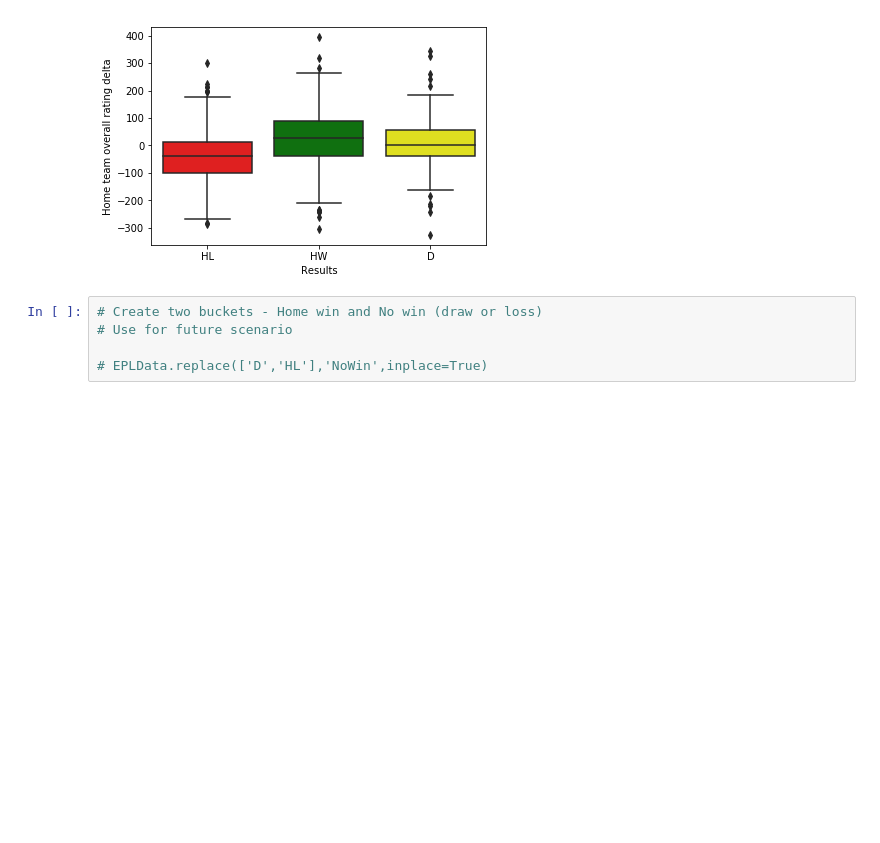
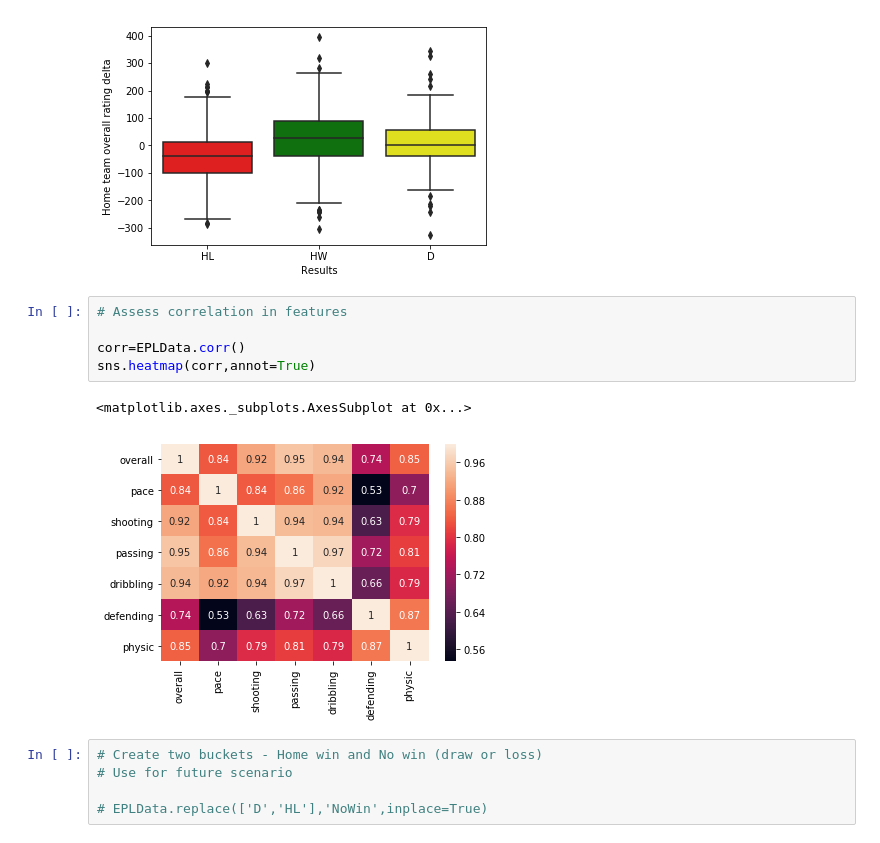
Before and after one commit to okaakshay/Predict-EPL-Soccer-Results-Using-Machine-Learning, a Jupyter notebook: Football Machine Learning .ipynb, the cells around one changed output. Drawn from its saved outputs; the diff is of its cells as text; blank space fills up the shorter version.

```diff
--- a/Football Machine Learning .ipynb
+++ b/Football Machine Learning .ipynb
@@ -52,6 +52,14 @@ plt.ylabel("Home team overall rating delta")
 plt.show()
 # %% [output]
 [figure]
+# %%
+# Assess correlation in features
+
+corr=EPLData.corr()
+sns.heatmap(corr,annot=True)
+# %% [output]
+<matplotlib.axes._subplots.AxesSubplot at 0x...>
+[figure, added]
 # %%
 # Create two buckets - Home win and No win (draw or loss)
 # Use for future scenario
```
Also changed, not shown: parts of 10 cells of this notebook, 4 other files.
